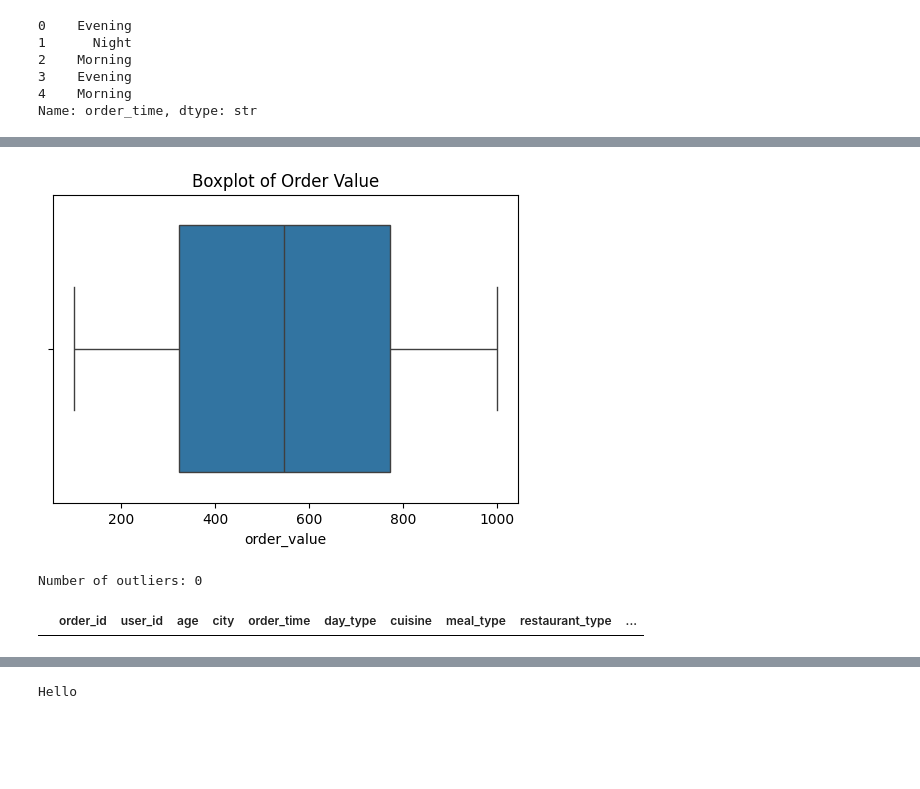
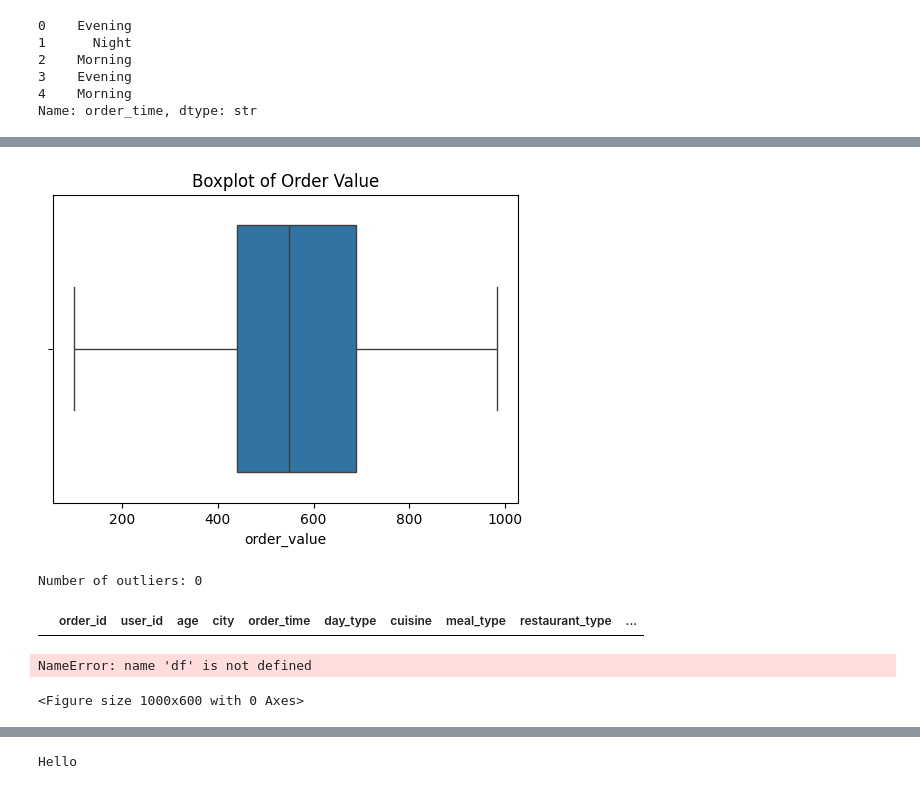
Before and after one commit to Khushimehta18/dmav-answers, a Jupyter notebook: dataset_1.ipynb, the cells around one changed output, grey strips where cells are left out. Cells and saved outputs as stored; diff of their text form; code cells hidden in the pictures; blank space fills up the shorter version.

```diff
--- a/dataset_1.ipynb
+++ b/dataset_1.ipynb
@@ -105,7 +105,7 @@ plt.show()
 # %% [output]
 [figure]
 # %%
-df['order_time'] = pd.to_datetime(df['order_time'])
+df_editable['order_time'] = pd.to_datetime(df_editable['order_time'])
 # %% [output]
 DateParseError: Unknown datetime string format, unable to parse: Evening
 # %%
@@ -134,11 +134,11 @@ plt.show()
 # %%
 import seaborn as sns
 import matplotlib.pyplot as plt
 
 plt.figure(figsize=(6,4))
-sns.boxplot(x=df['order_value'])
+sns.boxplot(x=df_editable['order_value'])
 plt.title("Boxplot of Order Value")
 plt.show()
 # %% [output]
-[figure, old version]
+[figure, new version]
 # %%
@@ -156,3 +156,15 @@ outliers.head()
 # %% [output]
 Number of outliers: 0
 |  | order_id | user_id | age | city | order_time | day_type | cuisine | meal_type | restaurant_type | ... |
+# %%
+#boxplot
+import seaborn as sns
+import matplotlib.pyplot as plt
+
+plt.figure(figsize=(10,6))
+sns.boxplot(data=df[['age', 'order_value', 'delivery_fee', 'time_taken_to_order', 'rating_given']])
+plt.title("Boxplot of Numerical Features")
+plt.show()
+# %% [output]
+NameError: name 'df' is not defined
+<Figure size 1000x600 with 0 Axes>
```
Also changed, not shown: parts of 18 cells of this notebook.
